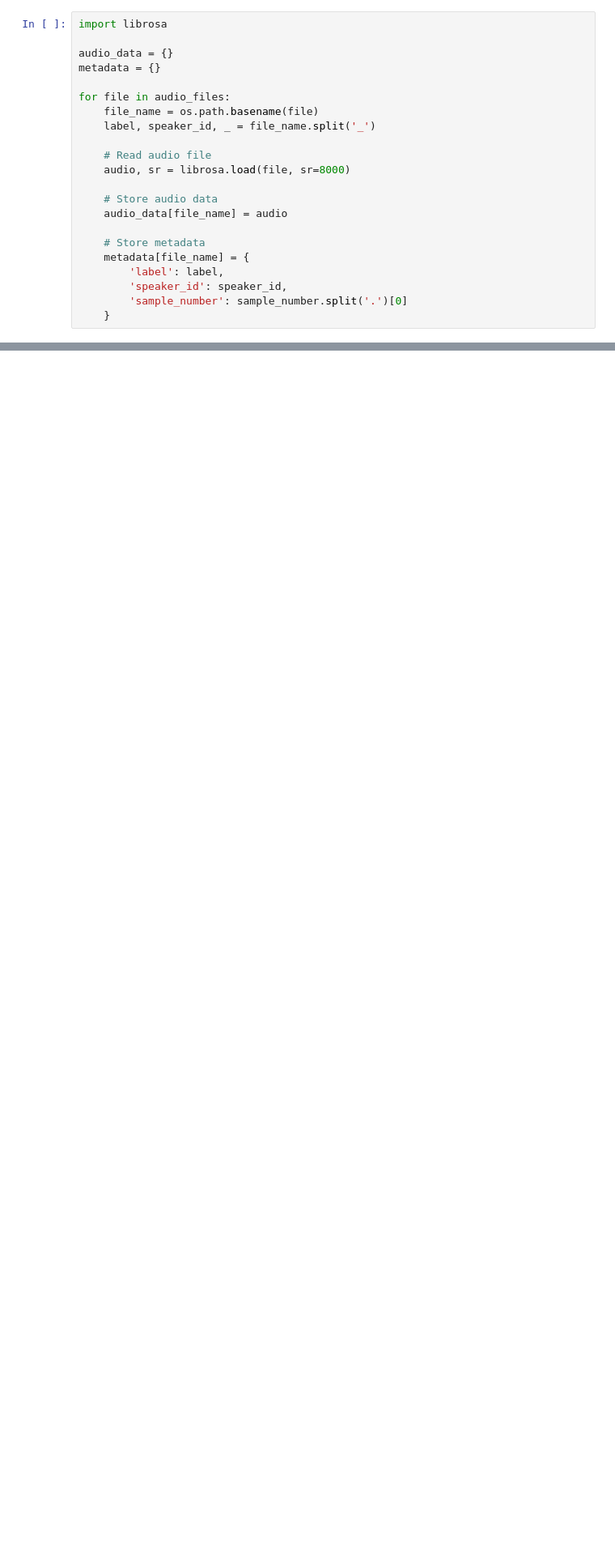
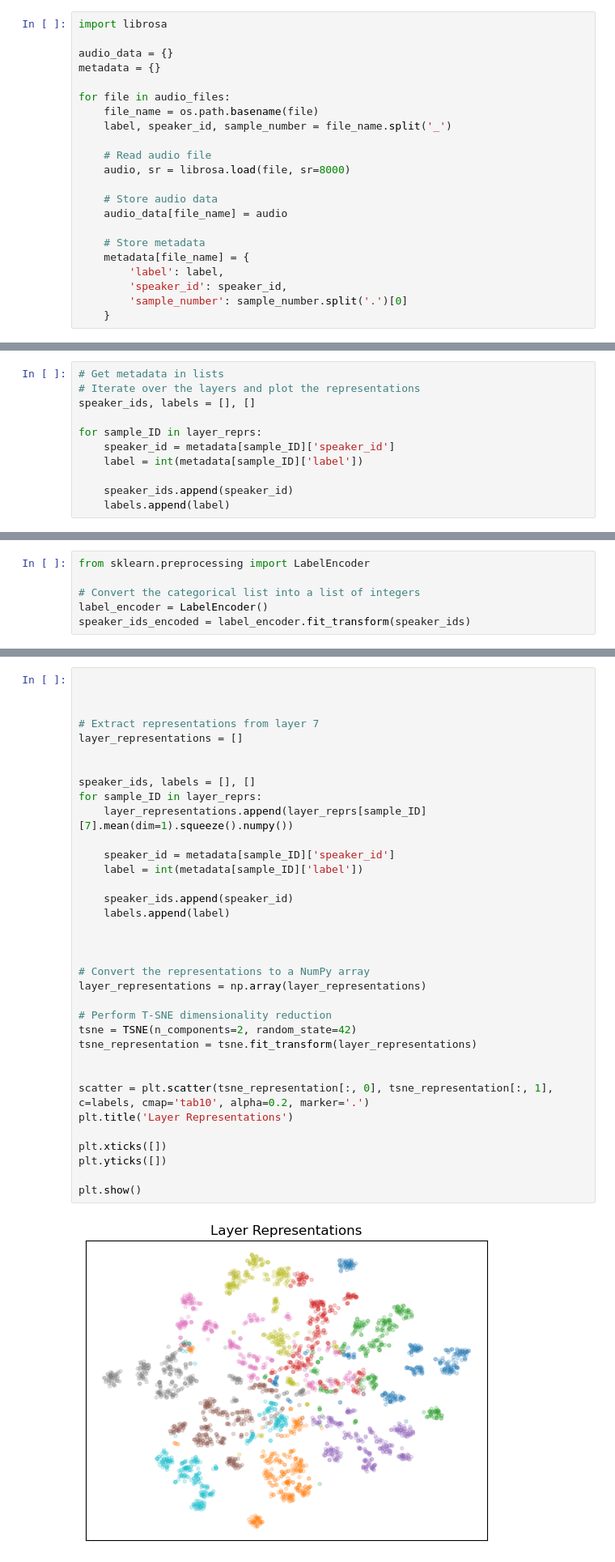
Before and after one commit to badrex/explore.speech.wav2vec2, a Jupyter notebook: tsne_wav2vec.ipynb, the cells around one changed output, grey strips where cells are left out. Shown at 81% size. Saved outputs shown, nothing was run; the diff lists cells and outputs as text; blank space fills up the shorter version.

Commit message:
Update  tsne code

```diff
--- a/tsne_wav2vec.ipynb
+++ b/tsne_wav2vec.ipynb
@@ -28,7 +26,7 @@ metadata = {}
 
 for file in audio_files:
     file_name = os.path.basename(file)
-    label, speaker_id, _ = file_name.split('_')
+    label, speaker_id, sample_number = file_name.split('_')
 
     # Read audio file
     audio, sr = librosa.load(file, sr=8000)
@@ -78,0 +101,11 @@ with torch.no_grad():
+# %%
+# Get metadata in lists
+# Iterate over the layers and plot the representations
+speaker_ids, labels = [], []
+
+for sample_ID in layer_reprs:
+    speaker_id = metadata[sample_ID]['speaker_id']
+    label = int(metadata[sample_ID]['label'])
+
+    speaker_ids.append(speaker_id)
+    labels.append(label)
@@ -78,0 +185,6 @@ with torch.no_grad():
+# %%
+from sklearn.preprocessing import LabelEncoder
+
+# Convert the categorical list into a list of integers
+label_encoder = LabelEncoder()
+speaker_ids_encoded = label_encoder.fit_transform(speaker_ids)
@@ -78,0 +303,37 @@ with torch.no_grad():
+# %%
+
+
+
+# Extract representations from layer 7
+layer_representations = []
+
+
+speaker_ids, labels = [], []
+for sample_ID in layer_reprs:
+    layer_representations.append(layer_reprs[sample_ID][7].mean(dim=1).squeeze().numpy())
+
+    speaker_id = metadata[sample_ID]['speaker_id']
+    label = int(metadata[sample_ID]['label'])
+
+    speaker_ids.append(speaker_id)
+    labels.append(label)
+
+
+
+# Convert the representations to a NumPy array
+layer_representations = np.array(layer_representations)
+
+# Perform T-SNE dimensionality reduction
+tsne = TSNE(n_components=2, random_state=42)
+tsne_representation = tsne.fit_transform(layer_representations)
+
+
+scatter = plt.scatter(tsne_representation[:, 0], tsne_representation[:, 1], c=labels, cmap='tab10', alpha=0.2, marker='.')
+plt.title('Layer Representations')
+
+plt.xticks([])
+plt.yticks([])
+
+plt.show()
+# %% [output]
+[figure, added]
```
Also changed, not shown: parts of 16 cells of this notebook, 1 other file.
